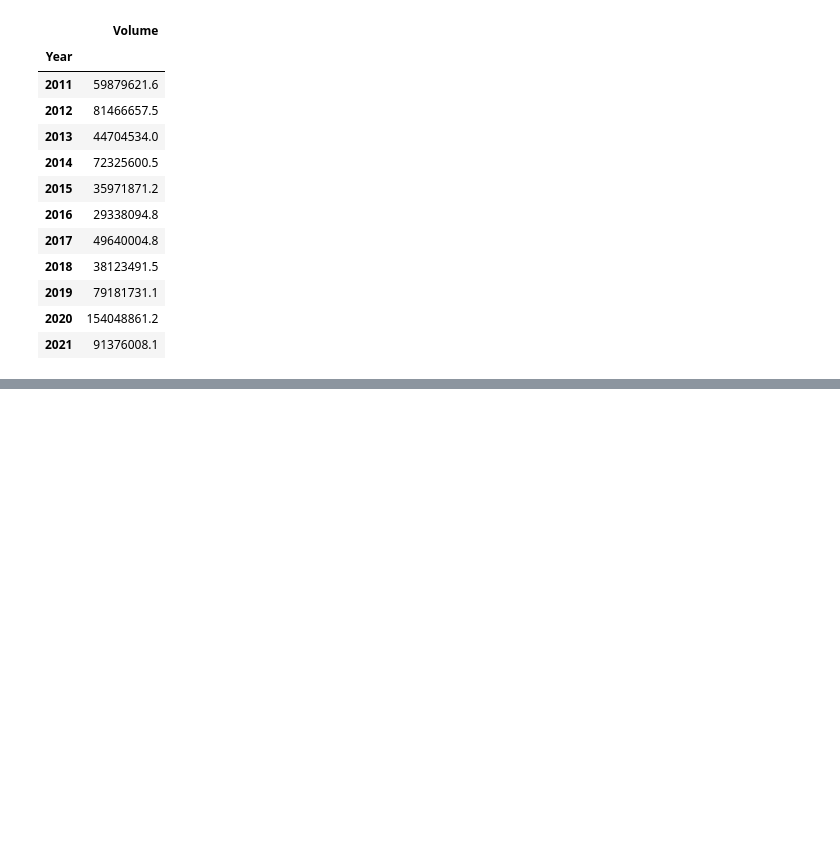
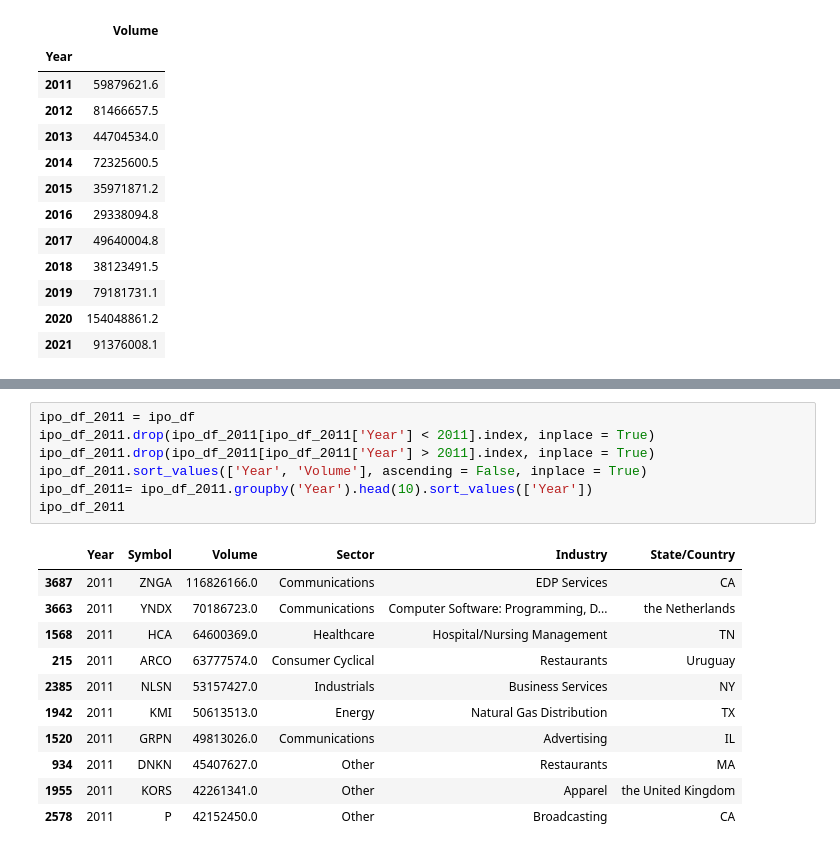
Before and after one commit to JunTheRewels/IPO_Analysis, a Jupyter notebook: final_csv_filter.ipynb, the cells around one changed output, grey strips where cells are left out. Cells and saved outputs as stored; diff of their text form; blank space fills up the shorter version.

```diff
--- a/final_csv_filter.ipynb
+++ b/final_csv_filter.ipynb
@@ -166,0 +107,19 @@ ipo_by_industry_sector.hvplot.line(
+# %%
+ipo_df_2011 = ipo_df
+ipo_df_2011.drop(ipo_df_2011[ipo_df_2011['Year'] < 2011].index, inplace = True)
+ipo_df_2011.drop(ipo_df_2011[ipo_df_2011['Year'] > 2011].index, inplace = True)
+ipo_df_2011.sort_values(['Year', 'Volume'], ascending = False, inplace = True)
+ipo_df_2011= ipo_df_2011.groupby('Year').head(10).sort_values(['Year'])
+ipo_df_2011
+# %% [output]
+|  | Year | Symbol | Volume | Sector | Industry | State/Country |
+| 3687 | 2011 | ZNGA | 116826166.0 | Communications | EDP Services | CA |
+| 3663 | 2011 | YNDX | 70186723.0 | Communications | Computer Software: Programming, D... | the Netherlands |
+| 1568 | 2011 | HCA | 64600369.0 | Healthcare | Hospital/Nursing Management | TN |
+| 215 | 2011 | ARCO | 63777574.0 | Consumer Cyclical | Restaurants | Uruguay |
+| 2385 | 2011 | NLSN | 53157427.0 | Industrials | Business Services | NY |
+| 1942 | 2011 | KMI | 50613513.0 | Energy | Natural Gas Distribution | TX |
+| 1520 | 2011 | GRPN | 49813026.0 | Communications | Advertising | IL |
+| 934 | 2011 | DNKN | 45407627.0 | Other | Restaurants | MA |
+| 1955 | 2011 | KORS | 42261341.0 | Other | Apparel | the United Kingdom |
+| 2578 | 2011 | P | 42152450.0 | Other | Broadcasting | CA |
```
Also changed, not shown: parts of 11 cells of this notebook, 2 other files.
